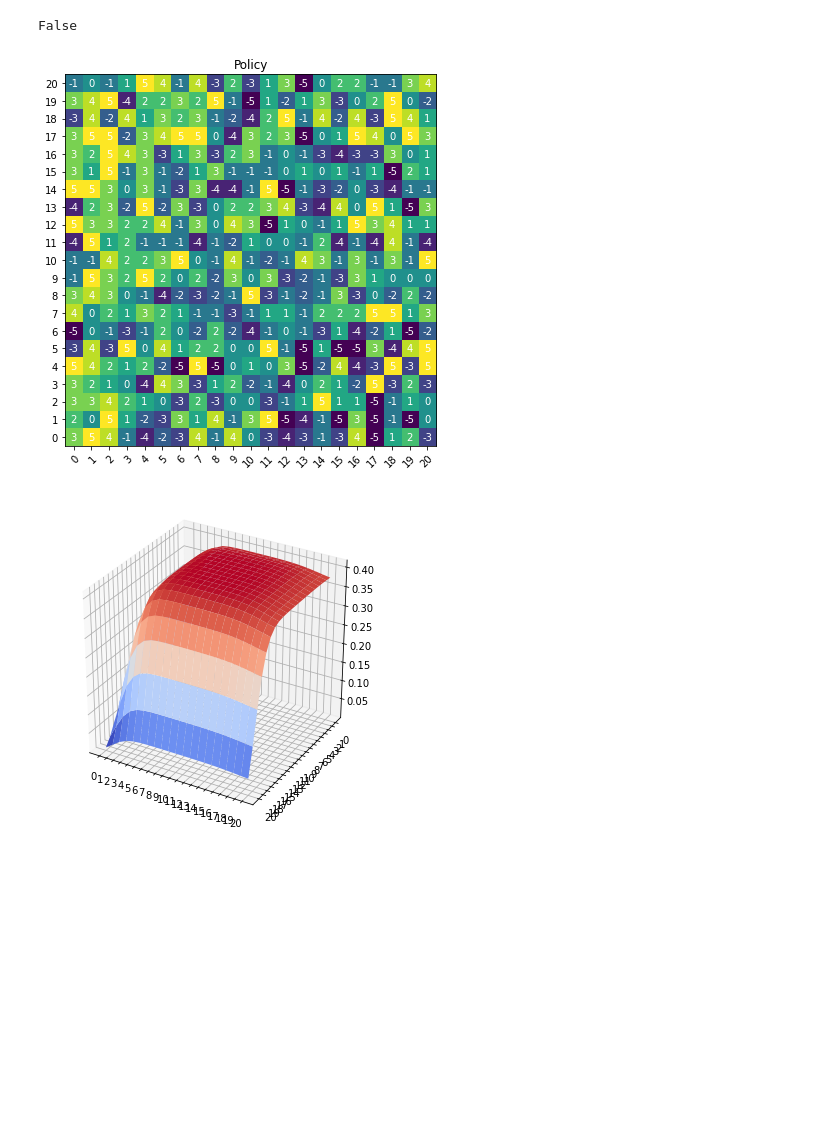
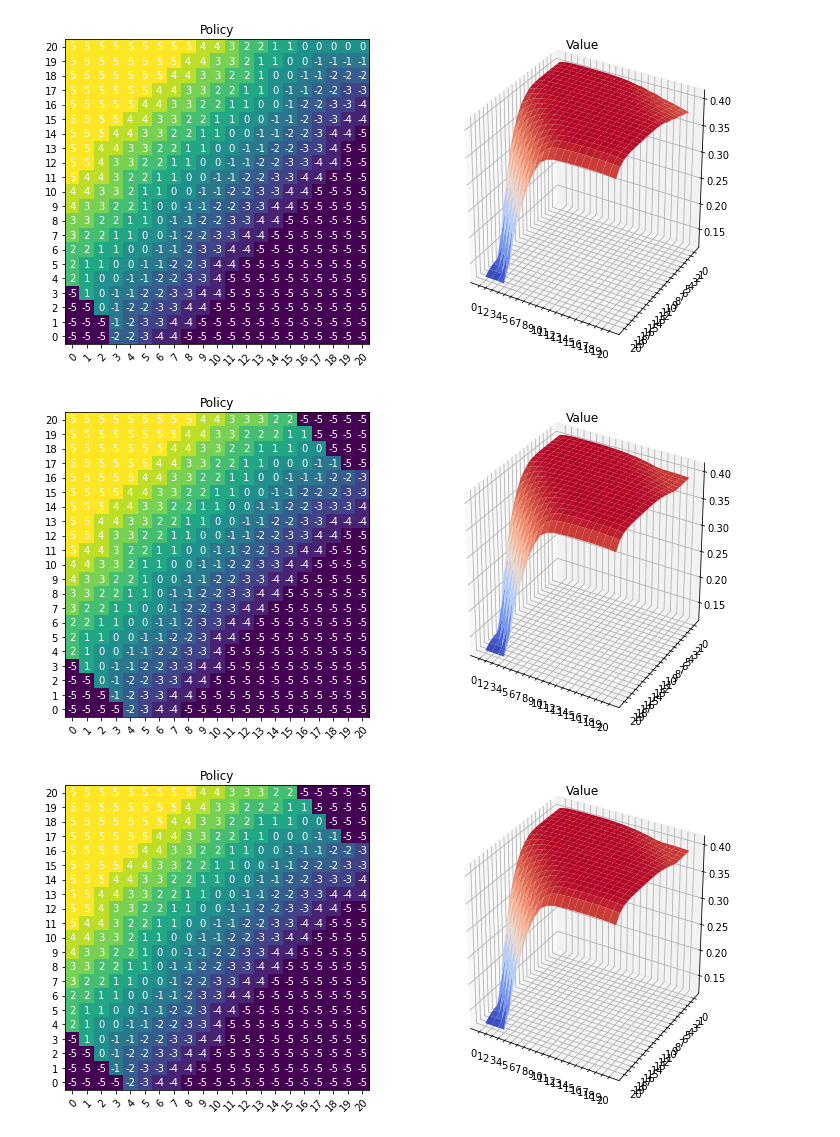
Before and after one commit to RDelg/rl-book, a Jupyter notebook: chapter4.ipynb, the cells around one changed output. Drawn from its saved outputs; the diff is of its cells as text; code cells hidden in the pictures; blank space fills up the shorter version.

```diff
--- a/chapter4.ipynb
+++ b/chapter4.ipynb
@@ -8,6 +8,8 @@ from matplotlib import cm
 from mpl_toolkits.mplot3d import Axes3D
 # %%
 class Env():
+    _cache = dict()
+
     def __init__(
         self,
         lambda_request_a,
@@ -107,7 +109,9 @@ class Env():
     def dynamics(self, action):
         reward = -2*np.abs(action)
         self._move_cars(action)
-        return self.move_dynamics(), (self.reward_dynamics() + reward)
+        if self._cache.get(tuple(self.state.ravel())) is None:
+            self._cache[tuple(self.state.ravel())] = (self.move_dynamics(), (self.reward_dynamics() + reward))
+        return self._cache.get(tuple(self.state.ravel()))
 
     def action(self, action):
         reward = -2*np.abs(action)
@@ -235,16 +255,16 @@ class PolicyLearner(object):
 # %%
 env = Env(3,3,4,2)
 learner = PolicyLearner(env)
-# %%
-learner.policy_evaluation()
-learner.policy_improvement()
-# %% [output]
-False
-# %%
-learner.plot_policy()
-# %% [output]
-[figure, removed]
-# %%
-learner.plot_value()
-# %% [output]
-[figure, removed]
+# %%
+from tqdm.notebook import tqdm
+for _ in tqdm(range(10)):
+
+    stable = learner.policy_improvement()
+    learner.policy_evaluation()
+    learner.plot()
+    if stable:
+        break
+# %% [output]
+[figure, added]
+[figure, added]
+[figure, added]
```
Also changed, not shown: parts of 1 cell of this notebook.
